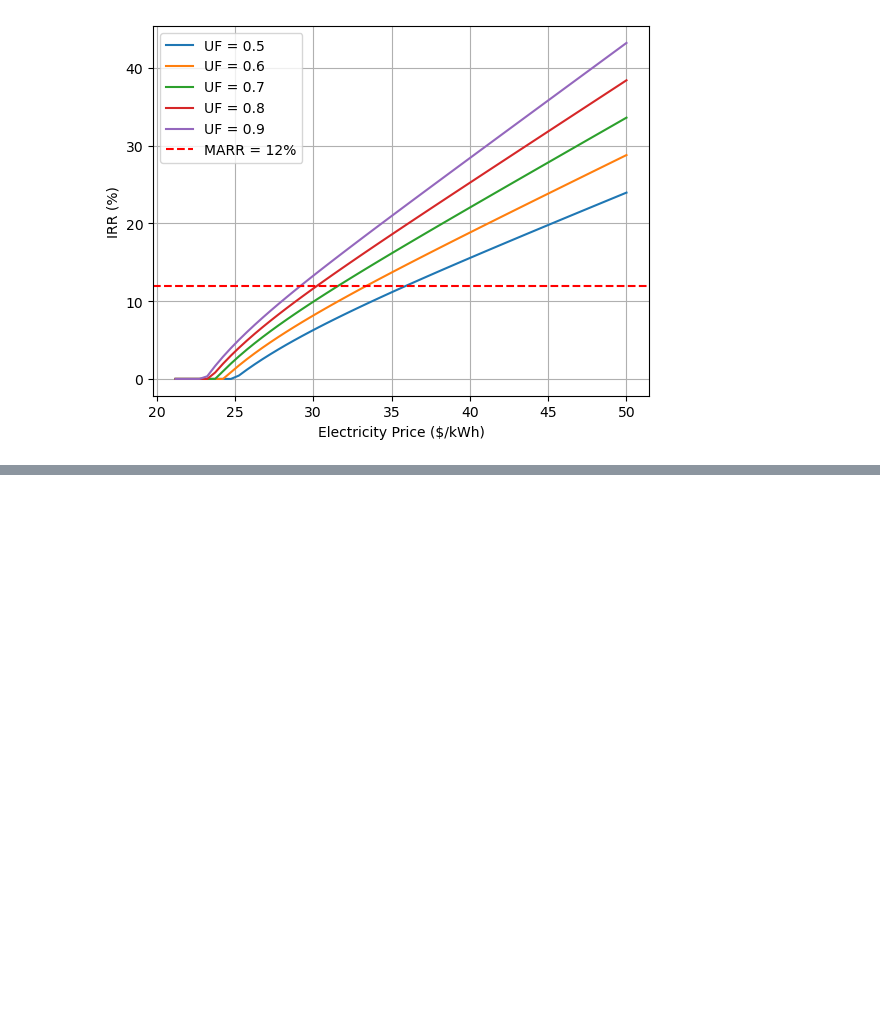
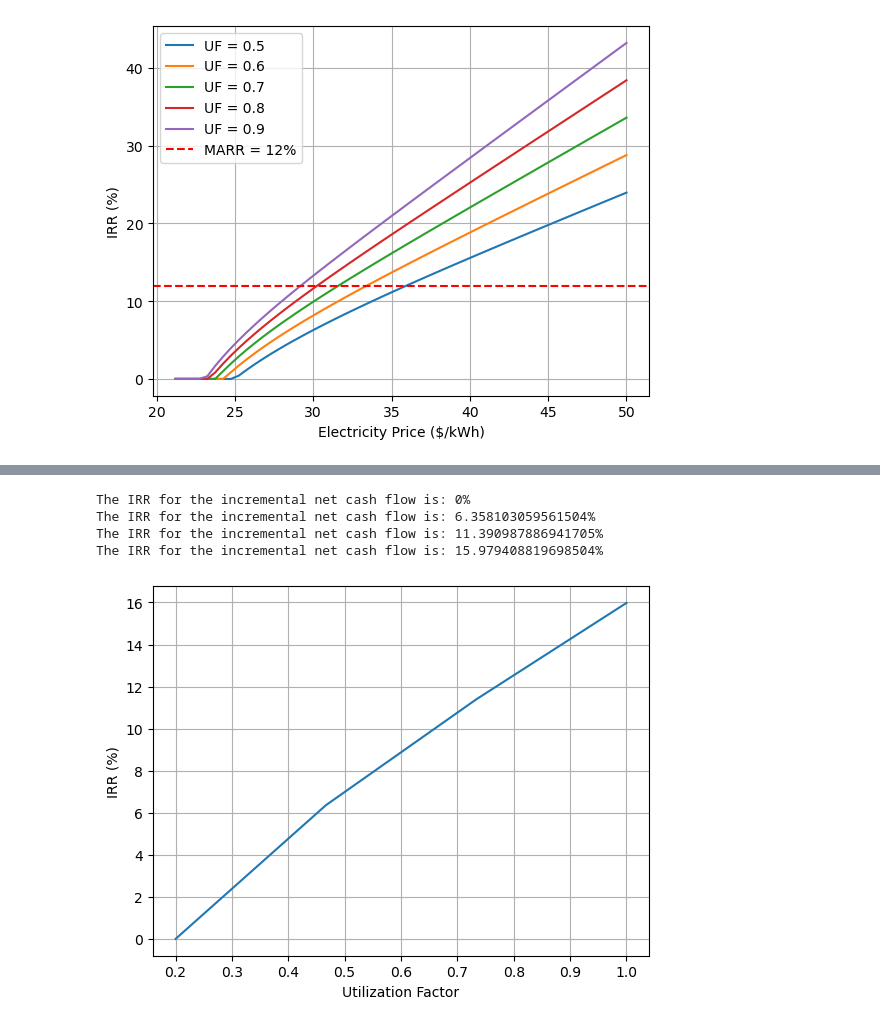
Before and after one commit to SaM-92/Optimisation-openai, a Jupyter notebook: notebook1_generation_cap.ipynb, the cells around one changed output, grey strips where cells are left out. Cells and saved outputs as stored; diff of their text form; code cells hidden in the pictures; blank space fills up the shorter version.

Commit message:
mutually exclusive investment

```diff
--- a/notebook1_generation_cap.ipynb
+++ b/notebook1_generation_cap.ipynb
@@ -325,0 +382,23 @@ calculate_and_plot(input_data, elec_prices, ufs, MARR)
+# %%
+input_data_CCGT = {
+    "Investment Cost": {"value": 533, "unit": "$/kW"},
+    "Expected plant life": {"value": 30, "unit": "years"},
+    "Heat rate at rated output": {"value": 6927, "unit": "Btu/kWh"},
+    "Expected fuel cost": {"value": 3, "unit": "$/Mbtu"},
+    "Capacity": {"value": 500, "unit": "MW"}
+}
+
+#inputs
+
+input_data_coal = {
+    "Investment Cost": {"value": 1021, "unit": "$/kW"},
+    "Expected plant life": {"value": 30, "unit": "years"},
+    "Heat rate at rated output": {"value": 9419, "unit": "Btu/kWh"},
+    "Expected fuel cost": {"value": 1.25, "unit": "$/Mbtu"},
+    "Capacity": {"value": 500, "unit": "MW"}
+}
+
+uf= 0.8
+
+
+df_,Irr_=calculate_incremental_cash_flow(input_data_CCGT, input_data_coal, elec_price, uf)
@@ -325,0 +419,26 @@ calculate_and_plot(input_data, elec_prices, ufs, MARR)
+# %%
+import matplotlib.pyplot as plt
+
+# Define the range of utilization factors
+ufs = np.linspace(0.2, 1.0, 4)  # replace with your range of utilization factors
+
+# Create a DataFrame to store the results
+df_irr = pd.DataFrame(columns=["uf", "IRR"])
+
+# Calculate the IRR for each utilization factor
+for uf in ufs:
+    df, irr = calculate_incremental_cash_flow(input_data_CCGT, input_data_coal, elec_price, uf)
+    df_irr = df_irr.append({"uf": uf, "IRR": irr}, ignore_index=True)
+
+# Plot the IRR for each utilization factor
+plt.plot(df_irr["uf"], df_irr["IRR"])
+plt.xlabel("Utilization Factor")
+plt.ylabel("IRR (%)")
+plt.grid(True)
+plt.show()
+# %% [output]
+The IRR for the incremental net cash flow is: 0%
+The IRR for the incremental net cash flow is: 6.358103059561504%
+The IRR for the incremental net cash flow is: 11.390987886941705%
+The IRR for the incremental net cash flow is: 15.979408819698504%
+[figure, added]
```
Also changed, not shown: parts of 5 cells of this notebook.
